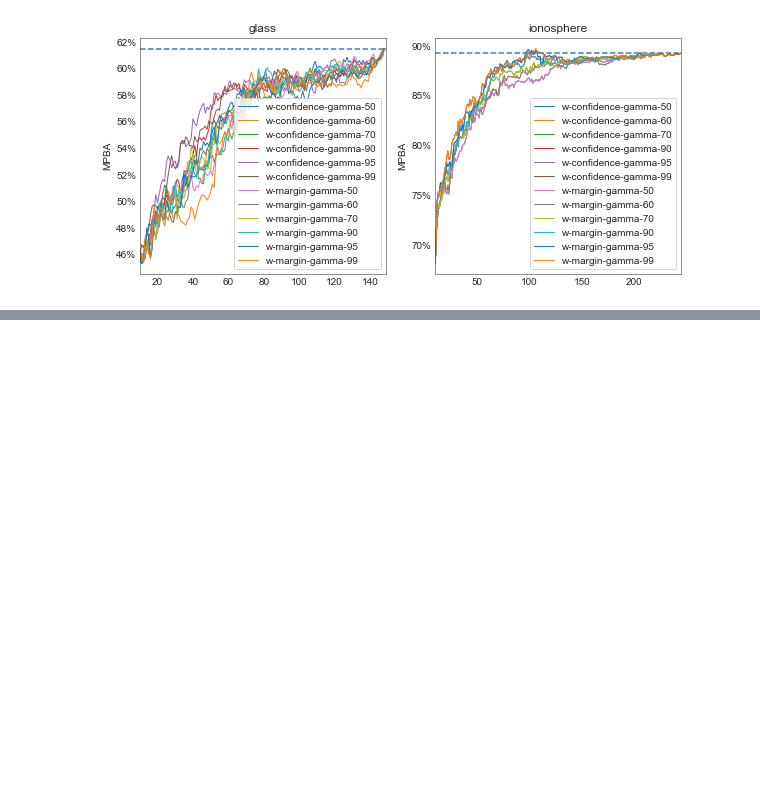
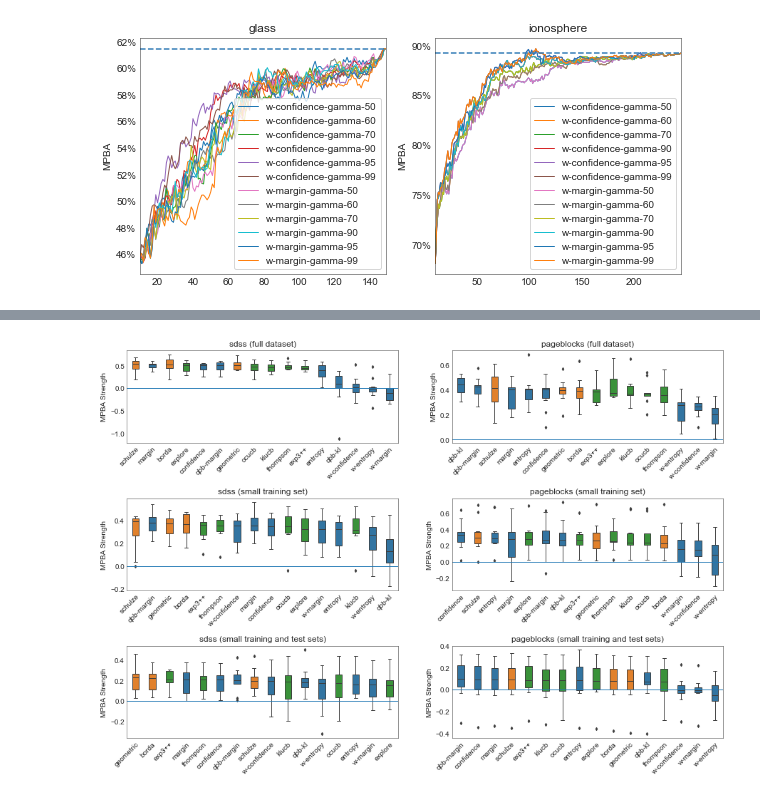
Before and after one commit to chengsoonong/mclass-sky, a Jupyter notebook: projects/peerjcs16/sandbox.ipynb, the cells around one changed output, grey strips where cells are left out. Cells and saved outputs as stored; diff of their text form; code cells hidden in the pictures; blank space fills up the shorter version.

Commit message:
Add results about hyperparameters

```diff
--- a/projects/peerjcs16/sandbox.ipynb
+++ b/projects/peerjcs16/sandbox.ipynb
@@ -347,0 +350,37 @@ plot_strength()
+# %%
+methods_al =  ['baseline', 'margin', 'w-margin', 'confidence',
+            'w-confidence', 'entropy', 'w-entropy',
+            'qbb-margin', 'qbb-kl']
+methods_bandits = ['thompson', 'ocucb', 'klucb', 'exp++',]
+methods_rank = ['borda', 'geometric', 'schulze']
+methods_no_passive = methods_al + methods_bandits + methods_rank
+methods = ['passive'] + methods_no_passive
+measures = ['f1', 'accuracy', 'mpba']
+# %%
+for (i, dataset) in enumerate(['sdss-small-train', 'pageblocks-small-train', 'sdss-small-pool', 'pageblocks-small-pool']):
+    maximum = {}
+    for measure in measures:
+        asymptote_measure = 'asymptote_' + measure
+        max_measure = 'max_' + measure
+        results = {}
+        for method in methods:
+            results[method] = load_results(dataset, method, measure, False)
+            results[method] = np.max(results[method], axis=1)
+        results['asymptote'] = load_results(dataset, 'asymptote', asymptote_measure, False)
+        maximum[max_measure] = results['asymptote']
+        for method in methods:
+            maximum[max_measure] = np.maximum(maximum[max_measure], max(results[method]))
+    save_results(dataset, 'max', maximum)
+# %%
+def calculate_strength(asymptote, passive, policy):
+    n_trials, n_samples = passive.shape
+    asymptote = np.repeat(asymptote, n_samples).reshape((n_trials, n_samples))
+    deficiency = np.sum(asymptote - policy, axis=1) / np.sum(asymptote - passive, axis=1)
+    strength = 1 - deficiency
+    return strength
+# %%
+titles = {
+    'f1': 'F1',
+    'accuracy': 'Accuracy',
+    'mpba': 'MPBA'
+}
@@ -347,0 +455,4 @@ plot_strength()
+# %%
+plot_mpba_strength('mpba', ['sdss', 'pageblocks', 'sdss-small-train' ,'pageblocks-small-train', 'sdss-small-pool' ,'pageblocks-small-pool'])
+# %% [output]
+[figure, added]
```
Also changed, not shown: parts of 6 cells of this notebook, 6 other files.
